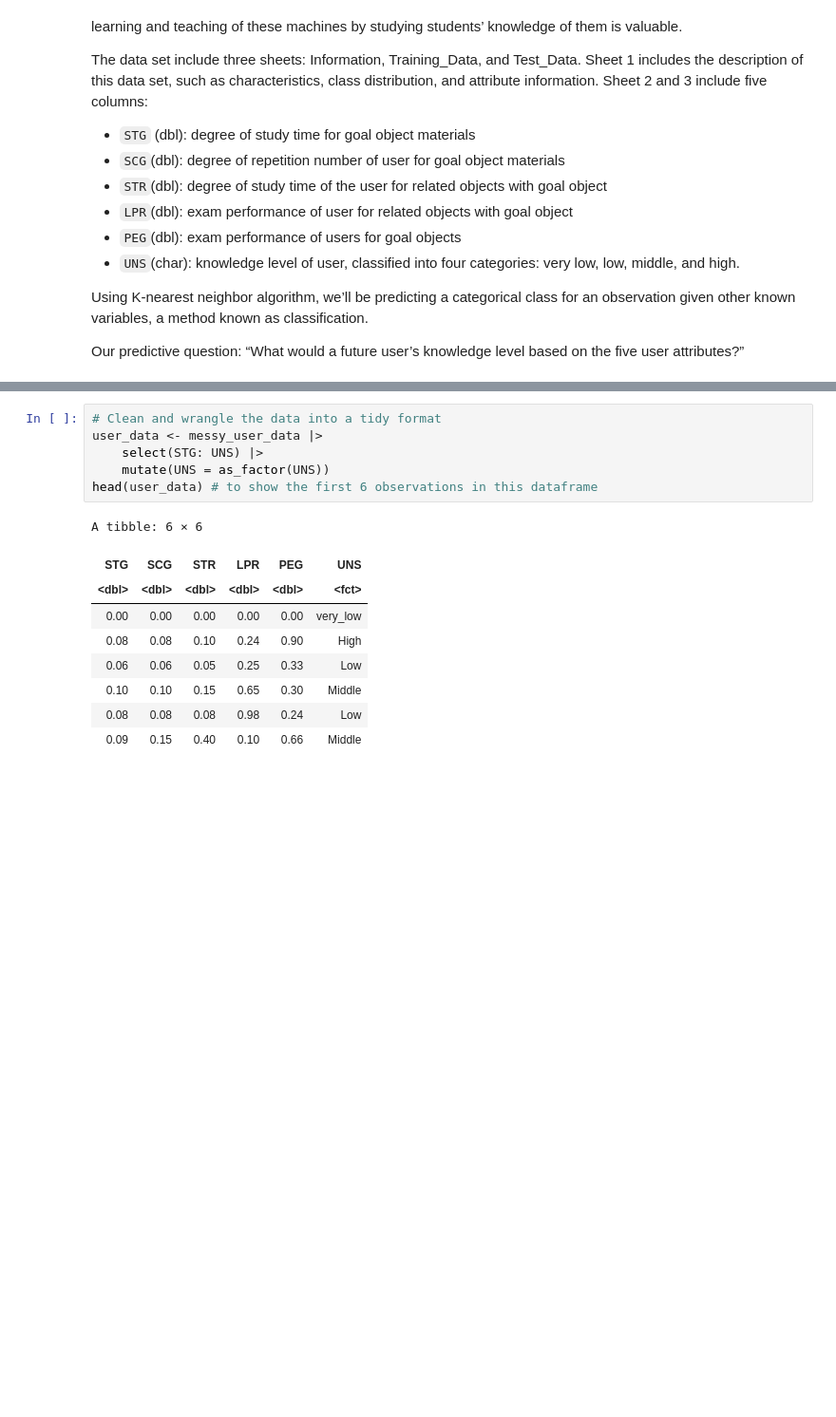
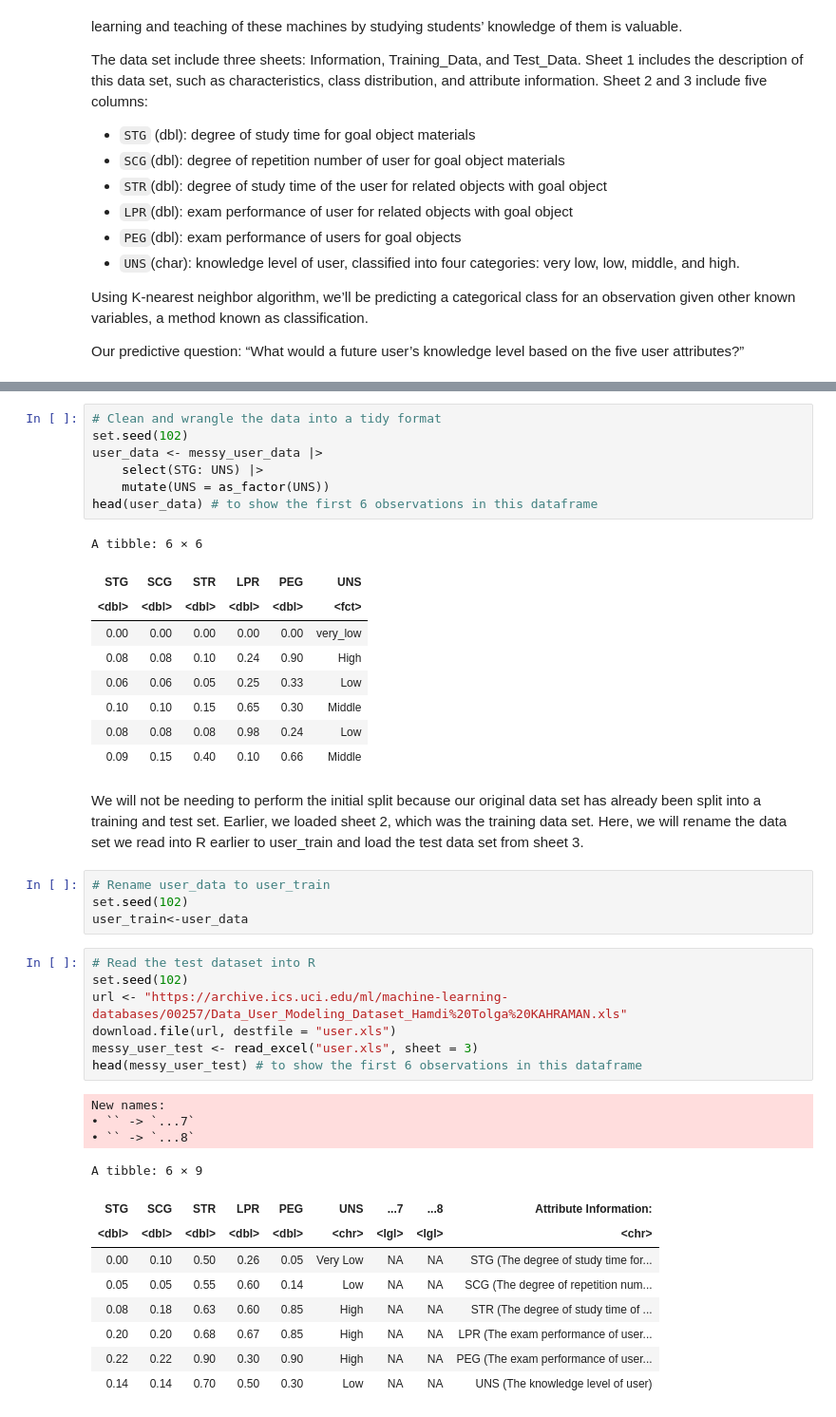
Before and after one commit to lucyzyl/dsci_100_007_group07, a Jupyter notebook: report.ipynb, the cells around one changed output, grey strips where cells are left out. Shown at 95% size. Cells and saved outputs as stored; diff of their text form; blank space fills up the shorter version.

```diff
--- a/report.ipynb
+++ b/report.ipynb
@@ -52,6 +43,7 @@ A tibble: 6 × 9
 | 0.09 | 0.15 | 0.40 | 0.10 | 0.66 | Middle | NA | NA | UNS (The knowledge level of user) |
 # %%
 # Clean and wrangle the data into a tidy format
+set.seed(102)
 user_data <- messy_user_data |>
     select(STG: UNS) |>
     mutate(UNS = as_factor(UNS))
@@ -66,3 +58,29 @@ A tibble: 6 × 6
 | 0.10 | 0.10 | 0.15 | 0.65 | 0.30 | Middle |
 | 0.08 | 0.08 | 0.08 | 0.98 | 0.24 | Low |
 | 0.09 | 0.15 | 0.40 | 0.10 | 0.66 | Middle |
+# %% [markdown]
+We will not be needing to perform the initial split because our original data set has already been split into a training and test set. Earlier, we loaded sheet 2, which was the training data set. Here, we will rename the data set we read into R earlier to user_train and load the test data set from sheet 3.
+# %%
+# Rename user_data to user_train
+set.seed(102)
+user_train<-user_data
+# %%
+# Read the test dataset into R
+set.seed(102)
+url <- "https://archive.ics.uci.edu/ml/machine-learning-databases/00257/Data_User_Modeling_Dataset_Hamdi%20Tolga%20KAHRAMAN.xls"
+download.file(url, destfile = "user.xls")
+messy_user_test <- read_excel("user.xls", sheet = 3)
+head(messy_user_test) # to show the first 6 observations in this dataframe
+# %% [output]
+New names:
+• `` -> `...7`
+• `` -> `...8`
+A tibble: 6 × 9
+| STG | SCG | STR | LPR | PEG | UNS | ...7 | ...8 | Attribute Information: |
+| <dbl> | <dbl> | <dbl> | <dbl> | <dbl> | <chr> | <lgl> | <lgl> | <chr> |
+| 0.00 | 0.10 | 0.50 | 0.26 | 0.05 | Very Low | NA | NA | STG (The degree of study time for... |
+| 0.05 | 0.05 | 0.55 | 0.60 | 0.14 | Low | NA | NA | SCG (The degree of repetition num... |
+| 0.08 | 0.18 | 0.63 | 0.60 | 0.85 | High | NA | NA | STR (The degree of study time of ... |
+| 0.20 | 0.20 | 0.68 | 0.67 | 0.85 | High | NA | NA | LPR (The exam performance of user... |
+| 0.22 | 0.22 | 0.90 | 0.30 | 0.90 | High | NA | NA | PEG (The exam performance of user... |
+| 0.14 | 0.14 | 0.70 | 0.50 | 0.30 | Low | NA | NA | UNS (The knowledge level of user) |
```
Also changed, not shown: parts of 7 cells of this notebook.
